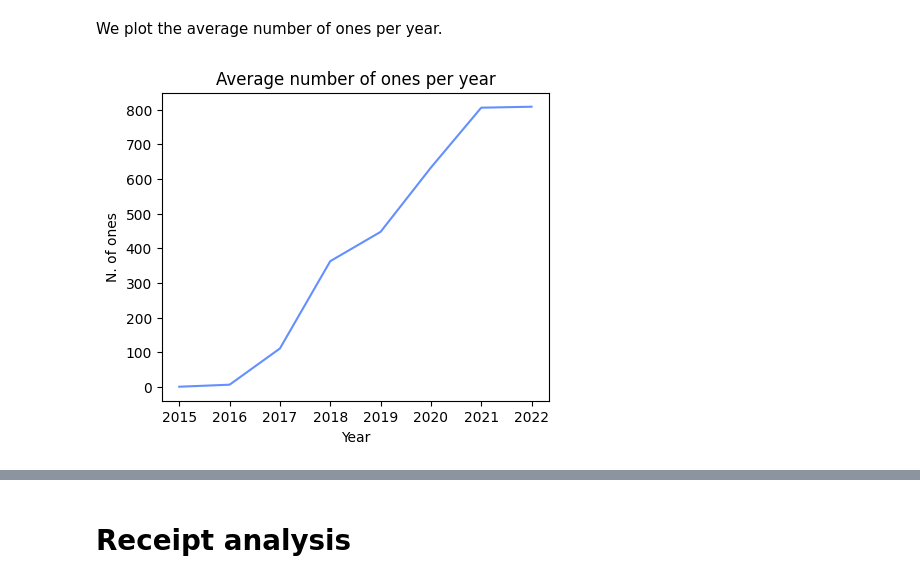
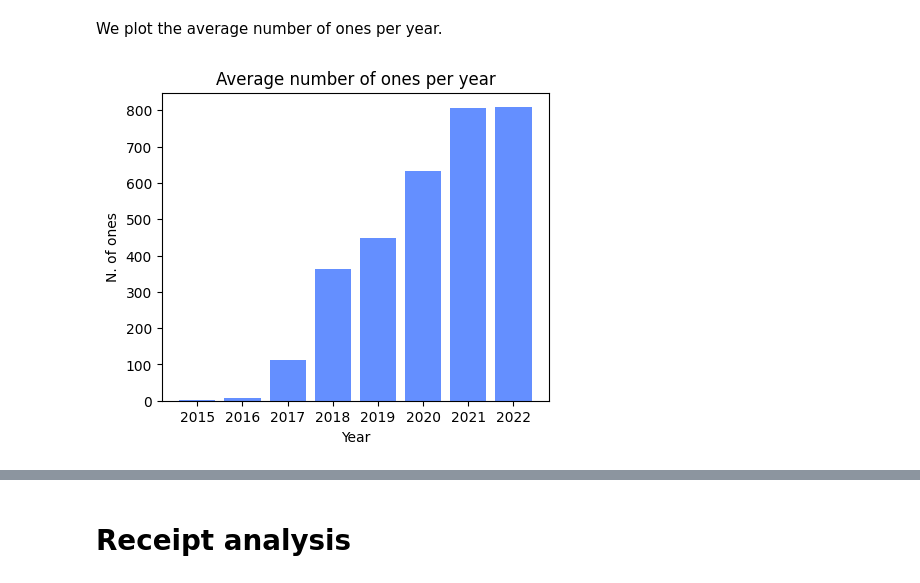
Before and after one commit to mloporchio/LogsBloomAnalysis, a Jupyter notebook: stats.ipynb, the cells around one changed output, grey strips where cells are left out. Drawn from its saved outputs; the diff is of its cells as text; code cells hidden in the pictures.

```diff
--- a/stats.ipynb
+++ b/stats.ipynb
@@ -66,9 +73,10 @@ We plot the average number of ones per year.
 # %%
 plt.figure(figsize=(5, 4))
 plt.title('Average number of ones per year')
 plt.xlabel('Year')
 plt.ylabel('N. of ones')
-plt.plot(x.index, x.numOnes, color='#648fff')
+plt.bar(x.index, x.numOnes, color='#648fff')
+plt.savefig("figures/ones_year.pdf", format='pdf', bbox_inches='tight')
 plt.show()
 # %% [output]
-[figure, old version]
+[figure, new version]
```
Also changed, not shown: parts of 17 cells of this notebook, 11 other files.
